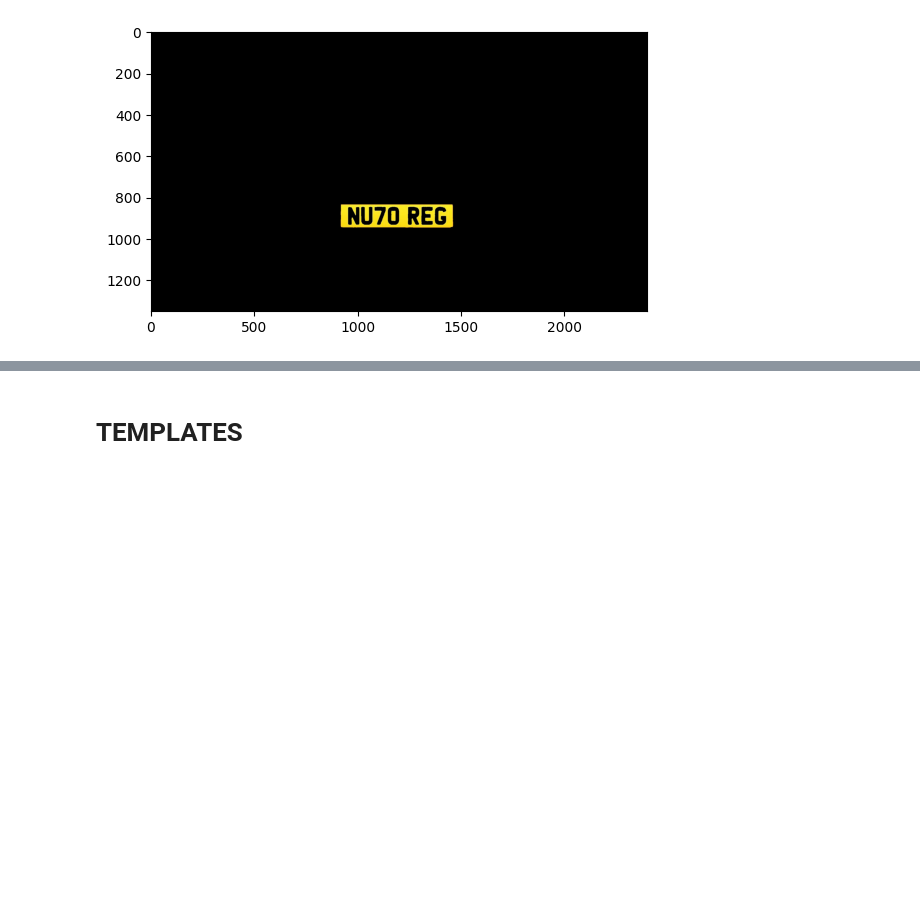
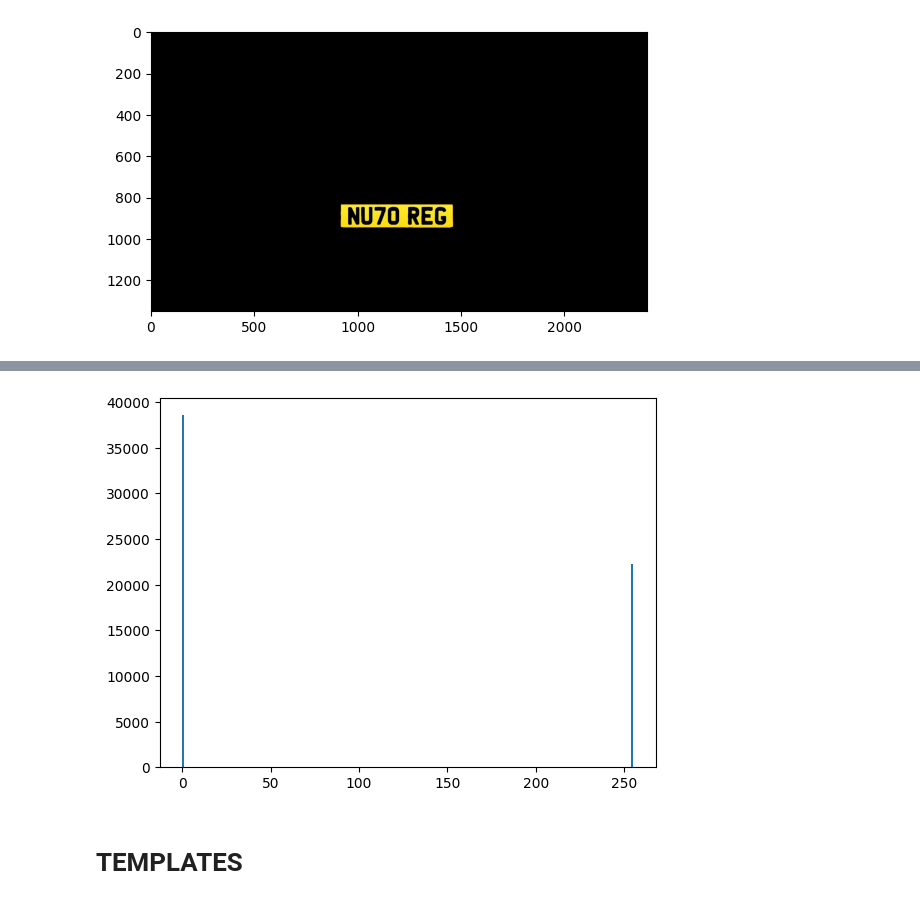
Before and after one commit to Maria-2703/License-Plate-Reader, a Jupyter notebook: enunciado_computer_vision.ipynb, the cells around one changed output, grey strips where cells are left out. Saved outputs shown, nothing was run; the diff lists cells and outputs as text; code cells hidden in the pictures; blank space fills up the shorter version.

```diff
--- a/enunciado_computer_vision.ipynb
+++ b/enunciado_computer_vision.ipynb
@@ -153,3 +155,7 @@ plt.show()
+# %%
+plt.hist(new.ravel(), bins=252);
+# %% [output]
+[figure, added]
 # %% [markdown]
 # TEMPLATES
 # %%
```
Also changed, not shown: parts of 1 cell of this notebook.
